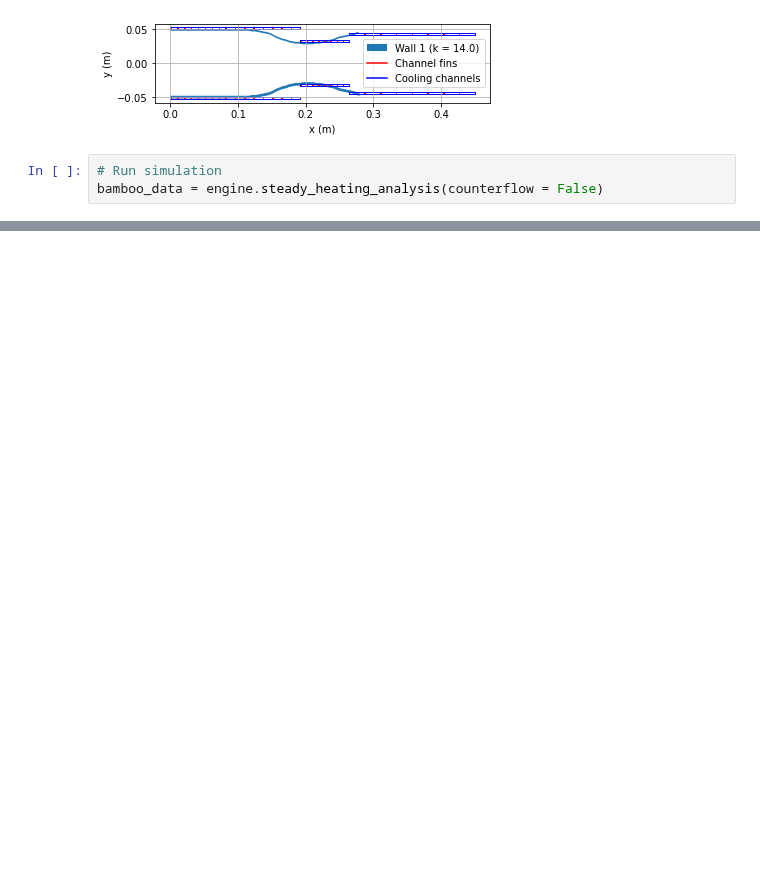
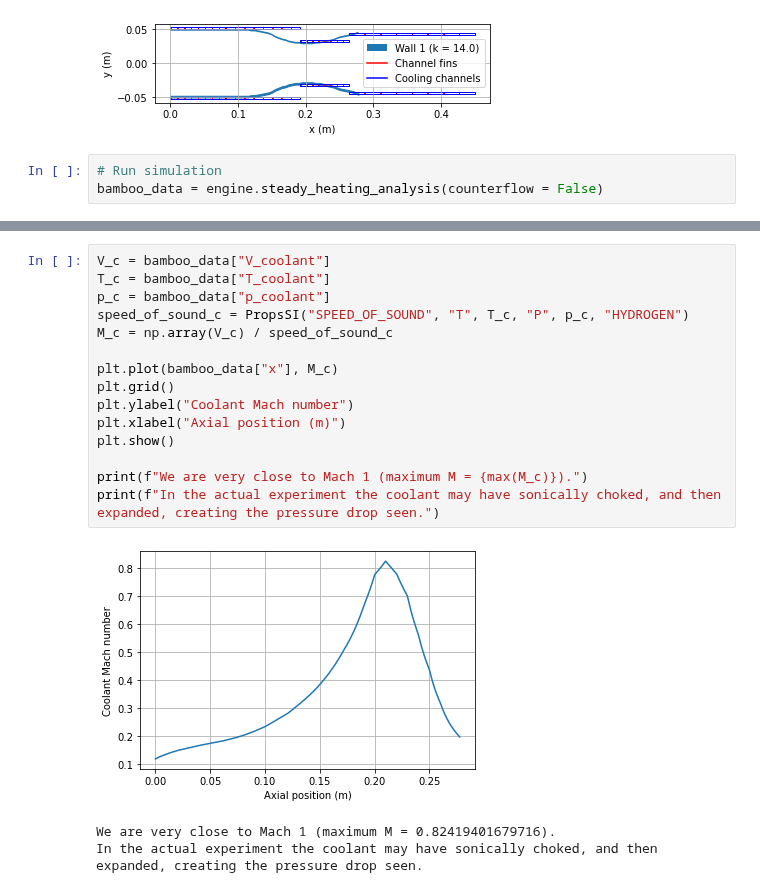
Before and after one commit to cuspaceflight/bamboo, a Jupyter notebook: Pavli 1966.ipynb, the cells around one changed output, grey strips where cells are left out. Drawn from its saved outputs; the diff is of its cells as text; blank space fills up the shorter version.

Commit message:
Added note about potential supersonic coolant in Pavli data

```diff
--- a/Pavli 1966.ipynb
+++ b/Pavli 1966.ipynb
@@ -221,0 +207,19 @@ bam.plot.plot_coolant_density(bamboo_data)
+# %%
+V_c = bamboo_data["V_coolant"]
+T_c = bamboo_data["T_coolant"]
+p_c = bamboo_data["p_coolant"]
+speed_of_sound_c = PropsSI("SPEED_OF_SOUND", "T", T_c, "P", p_c, "HYDROGEN")
+M_c = np.array(V_c) / speed_of_sound_c
+
+plt.plot(bamboo_data["x"], M_c)
+plt.grid()
+plt.ylabel("Coolant Mach number")
+plt.xlabel("Axial position (m)")
+plt.show()
+
+print(f"We are very close to Mach 1 (maximum M = {max(M_c)}).")
+print(f"In the actual experiment the coolant may have sonically choked, and then expanded, creating the pressure drop seen.")
+# %% [output]
+[figure, added]
+We are very close to Mach 1 (maximum M = 0.82419401679716).
+In the actual experiment the coolant may have sonically choked, and then expanded, creating the pressure drop seen.
```
Also changed, not shown: parts of 7 cells of this notebook, 1 other file.
